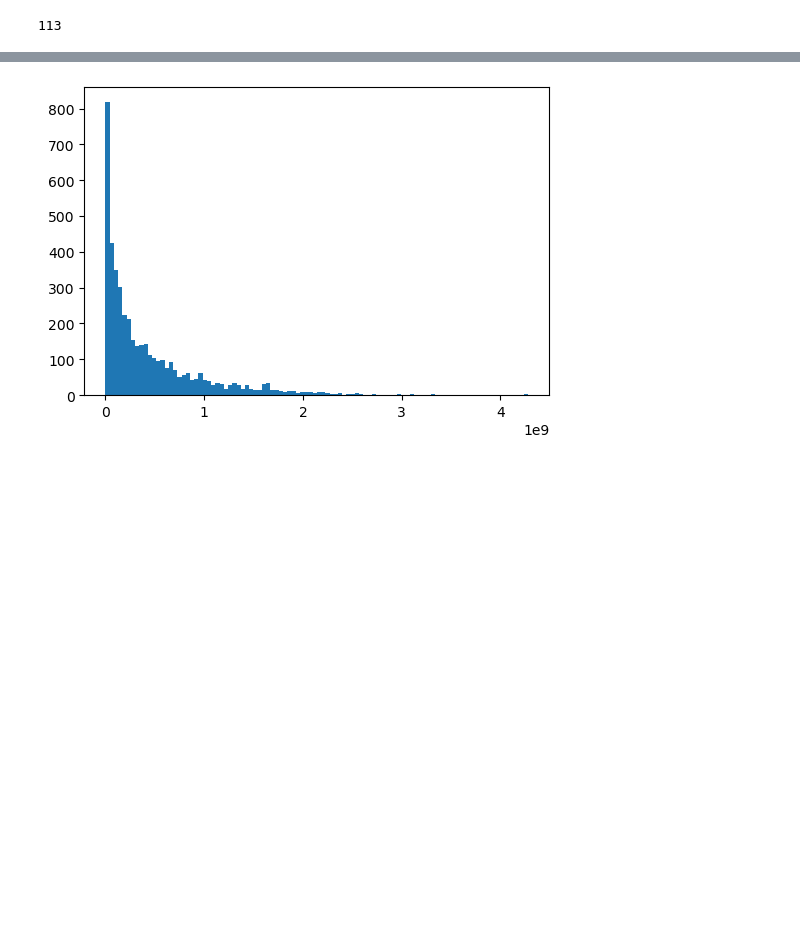
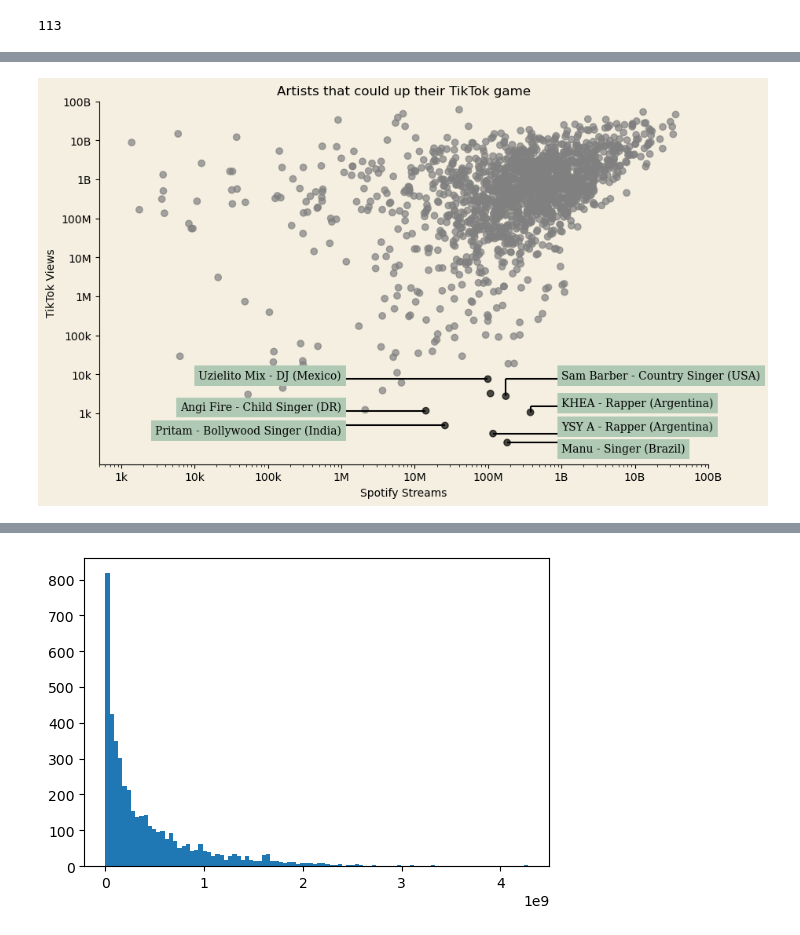
Before and after one commit to al-gent/msds_593_final, a Jupyter notebook: final.ipynb, the cells around one changed output, grey strips where cells are left out. Saved outputs shown, nothing was run; the diff lists cells and outputs as text; code cells hidden in the pictures; blank space fills up the shorter version.

```diff
--- a/final.ipynb
+++ b/final.ipynb
@@ -112,0 +390,89 @@ See the caveats in the documentation: https://pandas.pydata.org/pandas-docs/stab
+# %%
+fig, ax = plt.subplots(figsize=(10,6))
+
+high_stream_low_views = streams_views_by_artist[((streams_views_by_artist['Spotify Streams'] > 10000000) & (streams_views_by_artist['TikTok Views'] < 10000))]
+high_views_low_stream = streams_views_by_artist[((streams_views_by_artist['TikTok Views'] > 100000000) & (streams_views_by_artist['Spotify Streams'] < 10000))]
+x=streams_views_by_artist['Spotify Streams']
+y=streams_views_by_artist['TikTok Views']
+colors=[]
+for artist in streams_views_by_artist.index:
+    if artist in set(high_stream_low_views.index.values):
+        colors.append('black')
+    elif artist in set(high_views_low_stream.index.values):
+        colors.append('gray')
+    else:
+        colors.append('gray')
+ax.set_xscale('log')
+ax.set_yscale('log')
+
+# slope, intercept = np.polyfit(x, y, 1)  # 1 indicates a linear fit (degree 1)
+
+# Generate points for the line
+# line_x = np.linspace(x.quantile(.1), x.max(), 100)
+# line_y = slope * line_x + intercept
+
+# Plot the line of best fit
+# plt.plot(line_x, line_y, color='white', label='Line of Best Fit')
+
+
+# ax.hlines(y=10000, xmin=10000000, xmax=100000000000,
+#           colors='red', linestyles='dashed', lw=1.5, label='')
+# ax.vlines(x=10000000, ymin=0, ymax=10000,
+#           colors='red', linestyles='dashed', lw=1.5, label='')
+
+# ax.hlines(y=100000000, xmin=0, xmax=10000,
+#           colors='orange', linestyles='dashed', lw=1.5, label='')
+# ax.vlines(x=10000, ymin=100000000, ymax=100000000000,
+#           colors='orange', linestyles='dashed', lw=1.5, label='')
+set2 = dict(facecolor='#afc9b4', edgecolor='none')
+
+
+ax.hlines(y=7595, xmax = 1e9, xmin = 174154846, color='black')
+ax.vlines(x=174154846, ymin =2771, ymax=7579, color='black')
+ax.text(1e9,7595,"Sam Barber - Country Singer (USA)",fontsize=10,fontname='serif', bbox=set2)
+
+ax.hlines(y=1500, xmin = 376842137, xmax = 1e9, color='black')
+ax.vlines(x=376842137, ymin =1068, ymax=1500, color='black')
+ax.text(1e9,1500,"KHEA - Rapper (Argentina)",fontsize=10,fontname='serif', bbox=set2)
+
+ax.hlines(y=305, xmin = 116625807, xmax = 1e9, color='black')
+ax.text(1e9,375,"YSY A - Rapper (Argentina)",fontsize=10,fontname='serif', bbox=set2)
+
+
+ax.hlines(y=179, xmin = 181784966, xmax = 1e9, color='black')
+ax.text(1e9,100,"Manu - Singer (Brazil)",fontsize=10,fontname='serif', bbox=set2)
+
+
+ax.hlines(y=7595, xmin = 1e6, xmax = 99086405, color='black')
+ax.text(1e6,7595,"Uzielito Mix - DJ (Mexico)",fontsize=10,fontname='serif', bbox=set2,ha='right')
+
+ax.hlines(y=1172, xmax = 1e6, xmin = 14137400, color='black')
+ax.text(1e6,1172,"Angi Fire - Child Singer (DR)",fontsize=10,fontname='serif', bbox=set2, ha='right')
+
+ax.hlines(y=490, xmax = 25820250, xmin = 1e6, color='black')
+ax.text(1e6,300,"Pritam - Bollywood Singer (India)",fontsize=10,fontname='serif', bbox=set2, ha='right')
+
+
+ax.set_xlim(500, 100000000000)
+ax.set_ylim(50, 100000000000)
+
+ax.set_xticks([int(10**x) for x in range(3,12)])
+ax.set_xticklabels([ '1k', '10k', '100k', '1M', '10M', '100M', '1B','10B', '100B'])
+ax.set_yticks([int(10**x) for x in range(3,12)])
+ax.set_yticklabels([ '1k', '10k', '100k', '1M', '10M', '100M', '1B','10B', '100B'])
+ax.scatter(x,y,alpha=.7,c=colors)
+ax.set_xlabel('Spotify Streams')
+ax.set_ylabel('TikTok Views')
+ax.spines['top'].set_visible(False)
+ax.spines['right'].set_visible(False)
+ax.set_title('Artists that could up their TikTok game')
+
+ax.set_facecolor(color='#f5efe1')
+fig.patch.set_facecolor('#f5efe1')
+
+#ax.legend(loc='upper right')
+
+#highlight the artists we want to look at
+plt.show()
+# %% [output]
+[figure, added]
```
Also changed, not shown: parts of 33 cells of this notebook.
